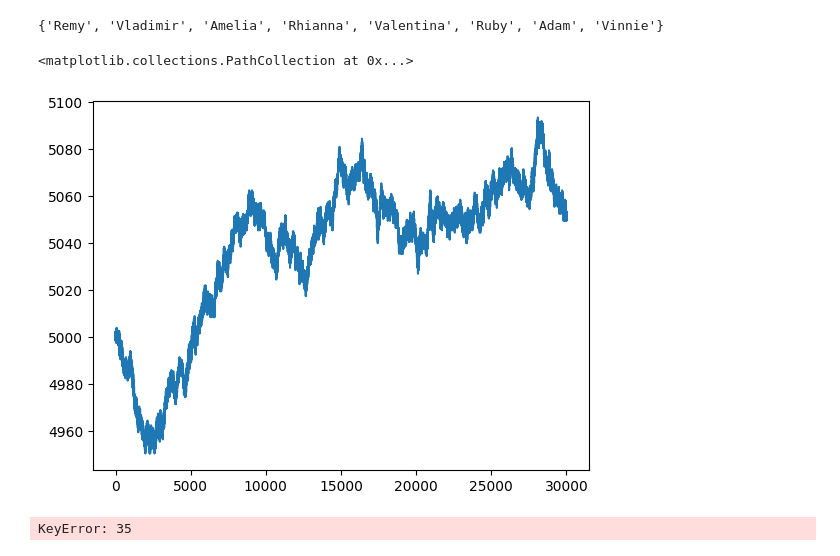
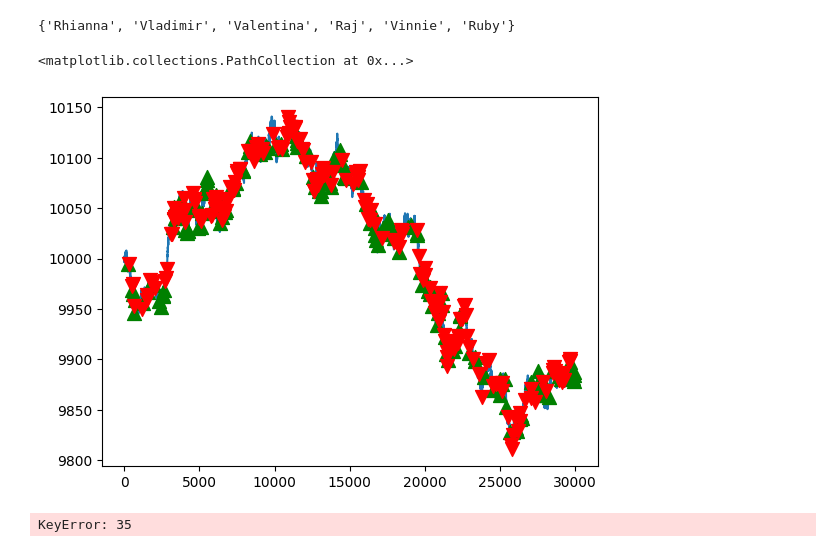
Before and after one commit to naman-doshi/IMCProsperity-2, a Jupyter notebook: R5/analysis.ipynb, the cells around one changed output. Saved outputs shown, nothing was run; the diff lists cells and outputs as text; code cells hidden in the pictures.

```diff
--- a/R5/analysis.ipynb
+++ b/R5/analysis.ipynb
@@ -3,40 +3,40 @@ import pandas as pd
 import numpy as np
 import matplotlib.pyplot as plt
 
 # 1. copy rhianna on roses
 names = set()
 
-prices = pd.read_csv('data/r1_prices.csv')
-trades = pd.read_csv('data/r1_trades.csv')
+prices = pd.read_csv('data/r4_prices.csv')
+trades = pd.read_csv('data/r4_trades.csv')
 
-product = 'STARFRUIT'
-person = 'Amelia'
-volFilter = 30
+product = 'COCONUT'
+person = 'Rhianna'
+volFilter = 0
 
 roses = prices[prices['product'] == product]['mid_price']
 roses.reset_index(drop=True, inplace=True)
 roses.plot()
 
 for i in range(len(trades)):
     names.add(trades['buyer'][i])
     names.add(trades['seller'][i])
 
 print(names)
 
 
 prod_trades = trades[trades['symbol'] == product]
 person_buys = prod_trades[(prod_trades['buyer'] == person) & (prod_trades['quantity'] >= volFilter)]
 person_sells = prod_trades[(prod_trades['seller'] == person) & (prod_trades['quantity'] >= volFilter)]
 buy_times = person_buys['timestamp'].to_list()
 sell_times = person_sells['timestamp'].to_list()
 
 roses_list = roses.to_list()
 plt.scatter(buy_times, [roses_list[t] for t in buy_times], color='g', marker='^', s=100, zorder=20)
 plt.scatter(sell_times, [roses_list[t] for t in sell_times], color='r', marker='v', s=100, zorder=20)
 # %% [output]
-{'Remy', 'Vladimir', 'Amelia', 'Rhianna', 'Valentina', 'Ruby', 'Adam', 'Vinnie'}
+{'Rhianna', 'Vladimir', 'Valentina', 'Raj', 'Vinnie', 'Ruby'}
 <matplotlib.collections.PathCollection at 0x...>
-[figure, old version]
+[figure, new version]
 # %%
 product = 'GIFT_BASKET'
 person1 = 'Rhianna'
```
Also changed, not shown: 3 other files.
